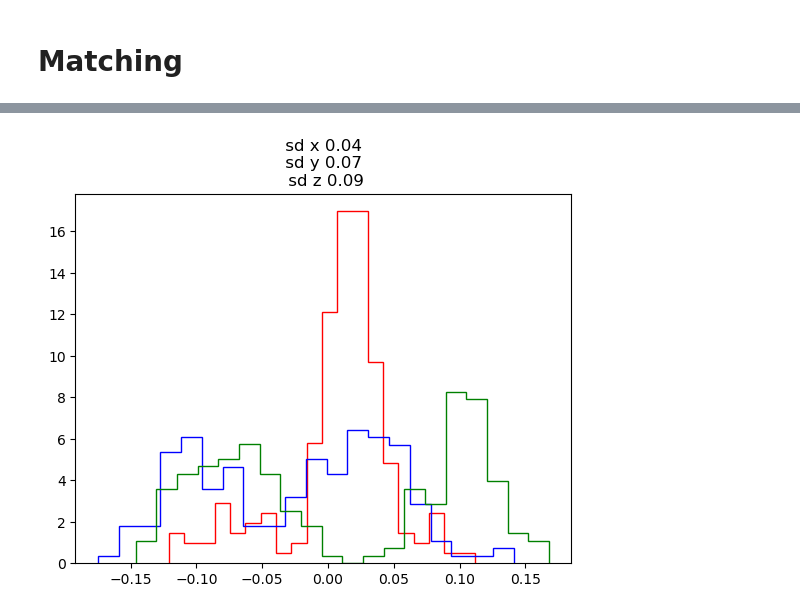
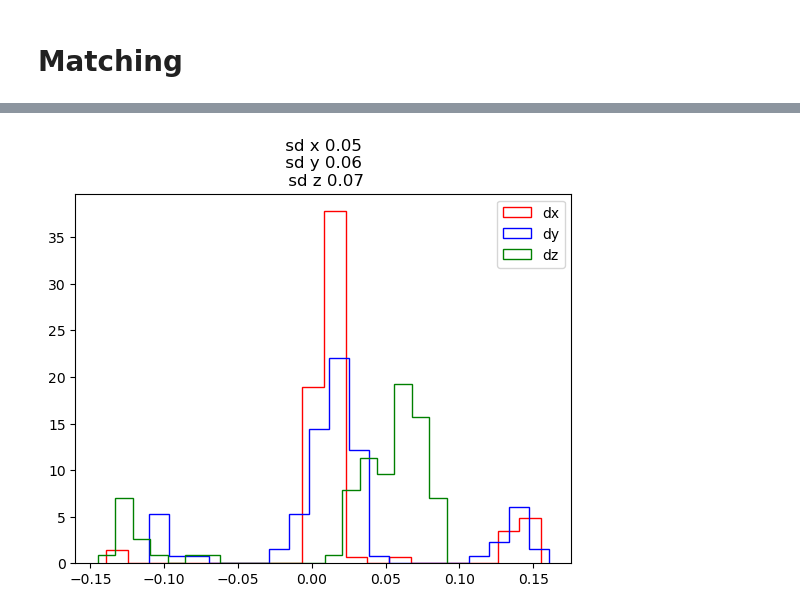
Before and after one commit to NessLfy/loop_extrusion_contact_dynamics, a Jupyter notebook: scratchpad/chromatic_aberration_correction.ipynb, the cells around one changed output, grey strips where cells are left out. Saved outputs shown, nothing was run; the diff lists cells and outputs as text; code cells hidden in the pictures.

```diff
--- a/scratchpad/chromatic_aberration_correction.ipynb
+++ b/scratchpad/chromatic_aberration_correction.ipynb
@@ -72,4 +119,4 @@ Runtime
 detections['channel'] = 1
 detections_temp['channel'] = 2
 
-detections = pd.concat([detections, detections_temp])
+detections_comb = pd.concat([detections, detections_temp])
@@ -100,8 +147,8 @@ plt.scatter(detections[detections.channel == 2]['x'],detections[detections.chann
 # %% [markdown]
 # Matching
 # %%
-detections['x'] = detections['x']*met.voxel_size()[0]
-detections['y'] = detections['y']*met.voxel_size()[1]
-detections['z'] = detections['z']*met.voxel_size()[2]
+detections_comb['x'] = detections_comb['x']*met.voxel_size()[0]
+detections_comb['y'] = detections_comb['y']*met.voxel_size()[1]
+detections_comb['z'] = detections_comb['z']*met.voxel_size()[2]
 # %%
-detections_f = detections#.query('x > 32 and x < 84 and y > 32 and y < 84')
+detections_f = detections_comb#.query('x > 32 and x < 84 and y > 32 and y < 84')
@@ -113,9 +190,7 @@ detections_2 = detections_f[detections_f.channel == 2].copy()
 # %%
 for i in matched:
-    # print(i)
-    # break
-    detections_1.loc[i[0],'dx'] = i[3][0]
-    detections_1.loc[i[0],'dy'] = i[3][1]
-    detections_1.loc[i[0],'dz'] = i[3][2]
+    detections_1.loc[i[0],'dx'] = i[2]
+    detections_1.loc[i[0],'dy'] = i[3]
+    detections_1.loc[i[0],'dz'] = i[4]
 # %%
 detections_1.dropna(inplace=True, axis=0)
@@ -126,8 +221,9 @@ d = np.vstack(matched[:,3])
 # %%
-plt.hist(d[:,0],histtype='step',color='r',bins=20,density=True)
-plt.hist(d[:,1],histtype='step',color='blue',bins=20,density=True)
-plt.hist(d[:,2],histtype='step',color='green',bins=20,density=True)
-plt.title(f' sd x {np.std(d[:,0]):,.2f} \n sd y {np.std(d[:,1]):,.2f} \n sd z {np.std(d[:,2]):,.2f}')
+plt.hist(detections_1["dx"].values,histtype='step',color='r',bins=20,density=True,label='dx')
+plt.hist(detections_1["dy"].values,histtype='step',color='b',bins=20,density=True,label='dy')
+plt.hist(detections_1["dz"].values,histtype='step',color='g',bins=20,density=True,label='dz')
+plt.title(f' sd x {np.std(detections_1["dx"].values):,.2f} \n sd y {np.std(detections_1["dy"].values):,.2f} \n sd z {np.std(detections_1["dz"].values):,.2f}')
+plt.legend()
 plt.show()
 # %% [output]
-[figure, old version]
+[figure, new version]
```
Also changed, not shown: parts of 39 cells of this notebook.
